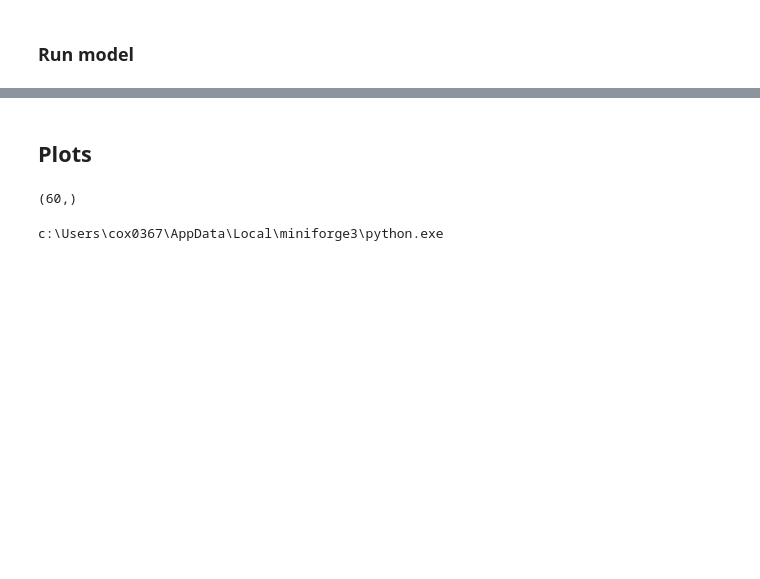
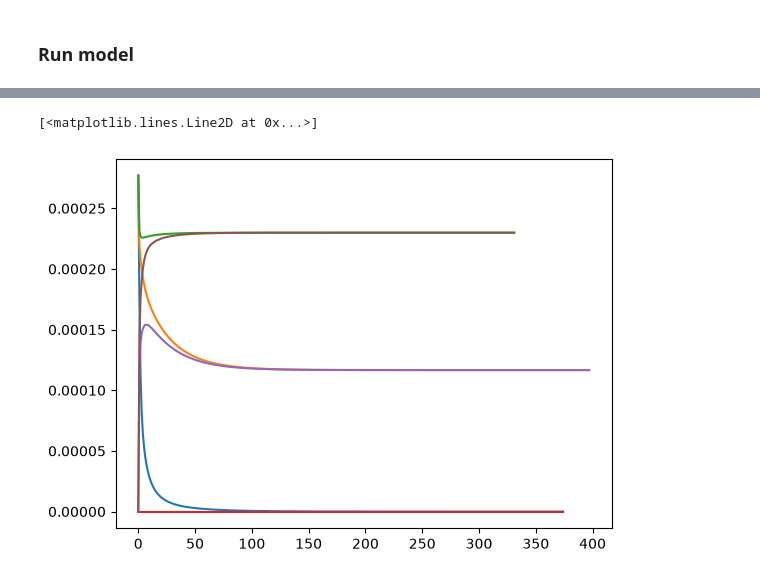
Before and after one commit to Ecox343/Cox_Fundis_Fall_26, a Jupyter notebook: Lab4_rce_model.ipynb, the cells around one changed output, grey strips where cells are left out. Saved outputs shown, nothing was run; the diff lists cells and outputs as text; code cells hidden in the pictures; blank space fills up the shorter version.

```diff
--- a/Lab4_rce_model.ipynb
+++ b/Lab4_rce_model.ipynb
@@ -19,7 +37,7 @@ select_experiment = 'convective_mode_variation'
 
 # Experiment-dependent settings:
 convective_mode_sweep = ["radiative", "dry", "moist"] # the three equilibrium modes to sweep over
-convective_mode_sweep = ["radiative"] # the three equilibrium modes to sweep over
+#convective_mode_sweep = ["radiative"] # the three equilibrium modes to sweep over
 tau0_sweep = [0.1, 1, 2, 4, 6] # surface optical depth values to sweep over
 # %% [markdown]
 #### Parameters
@@ -244,7 +269,9 @@ def run_rce_model(grid, convective_mode):
         # Radiative solver
         F_down, F_up = longwave_fluxes_and_heating(T,Nz,S_in, sigma,mu_bar,grid)
         Fnet = F_up - F_down
+
         dFdrho =( Fnet[:-1] - Fnet[1:]) / grid['dp']
+
         # Radiative heating rate (K/s) from net flux
         dTdt_rad = g/cp * dFdrho
         # Apply heating rate to temperature profile
@@ -260,7 +287,7 @@ def run_rce_model(grid, convective_mode):
 
         if convective_mode != "radiative":
 
-            T = convective_adjustment(stuff)
+            T = convective_adjustment(T,grid,convective_mode)
 
             # After convective mixing completes, calculate convective heating tendency
             # as difference from pre-convective state
@@ -295,12 +322,12 @@ def run_rce_model(grid, convective_mode):
              print(f"it {it:5d} maxdT={maxdT:.5e} K, T_surf={T_surf-273:.3f} C, T0={T[0]-273:.3f} C, OLR={OLR:.2f} W/m2, TOA_net={TOA_net:.2f} W/m2")
 
         # # Save profiles every nprof time step
-        nprof = 2500
+        nprof = 100
         if it % nprof == 0:
              save_profiles_step(history, T, F_up, F_down, dTdt_rad, dTdt_conv)
 
         # Check for equilibrium; break loop if reached
-        if maxdT < 0.01:
+        if TOA_net < 0.0001:
             break
 
     return history
@@ -360,20 +397,44 @@ Error:
-# %% [markdown]
-## Plots
-# %%
-#"     history = {
- #       "T_surf": [], "T0": [], "OLR": [], "TOA_net": [], # Single level stuff
- #       "T": [], "F_up": [], "F_down": [], "dTdt_rad": [], "dTdt_conv": [] # Nz stuff }
-#"
-T = np.array(history_save['radiative']['T'])
-ps = grid['p_mid']
-plt.plot(ps, T[4,:], label='Radiative')
-#np.shape(history_save['radiative']['T'][5,])
-#np.shape(history_save['radiative'])
-np.shape(T[4,:])
-# %% [output]
-(60,)
-# %%
-import sys
-print(sys.executable)
-# %% [output]
-c:\Users\cox0367\AppData\Local\miniforge3\python.exe
+# %%
+# plt.semilogy(skewT(rT[-1, :]-273.15, grid['p_mid']/100), grid['p_mid']/100, 'r', linewidth=2)
+# plt.semilogy(skewT(msT[-1, :]-273.15, grid['p_mid']/100), grid['p_mid']/100, 'b', linewidth=2)
+# plt.semilogy(skewT(dryT[-1, :]-273.15, grid['p_mid']/100), grid['p_mid']/100, 'k', linewidth=2)
+
+'''
+    history = {
+        "T_surf": [], "T0": [], "OLR": [], "TOA_net": [], # Single level stuff
+        "T": [], "F_up": [], "F_down": [], "dTdt_rad": [], "dTdt_conv": [] # Nz stuff
+        }
+        # T_surf = surface temperature (K)
+        # T0 = temperature of lowest atmospheric layer (K)
+        # OLR = outgoing longwave radiation at TOA (W/m2)
+        # TOA_net = net radiation at TOA (W/m2)
+        # T = temperature profile (K) at layer midpoints
+        # F_up = upward longwave flux (W/m2) at layer edges
+        # F_down = downward longwave flux (W/m2) at layer edges
+        # dTdt_rad = radiative heating rate (K/s) at layer midpoints
+        # dTdt_conv = convective heating rate (K/s) at layer midpoints
+'''
+
+rT = np.array(history_save['radiative']["T"])
+drtT = np.array(history_save['dry']["T"])
+moistT = np.array(history_save['moist']["T"])
+
+r_t_dT = np.max(abs(np.array(history_save['radiative']["dTdt_rad"])), axis=1)
+d_t_dT = np.max(abs(np.array(history_save['dry']["dTdt_rad"])), axis=1)
+m_t_dT = np.max(abs(np.array(history_save['moist']["dTdt_rad"])), axis=1)
+
+rc_t_dT = np.max(abs(np.array(history_save['radiative']["dTdt_conv"])), axis=1)
+dc_t_dT = np.max(abs(np.array(history_save['dry']["dTdt_conv"])), axis=1)
+mc_t_dT = np.max(abs(np.array(history_save['moist']["dTdt_conv"])), axis=1)
+
+plt.figure()
+plt.plot(abs(r_t_dT))
+plt.plot(abs(d_t_dT))
+plt.plot(abs(m_t_dT))
+
+plt.plot(abs(rc_t_dT))
+plt.plot(abs(dc_t_dT))
+plt.plot(abs(mc_t_dT))
+# %% [output]
+[<matplotlib.lines.Line2D at 0x...>]
+[figure, added]
```
Also changed, not shown: parts of 9 cells of this notebook.
